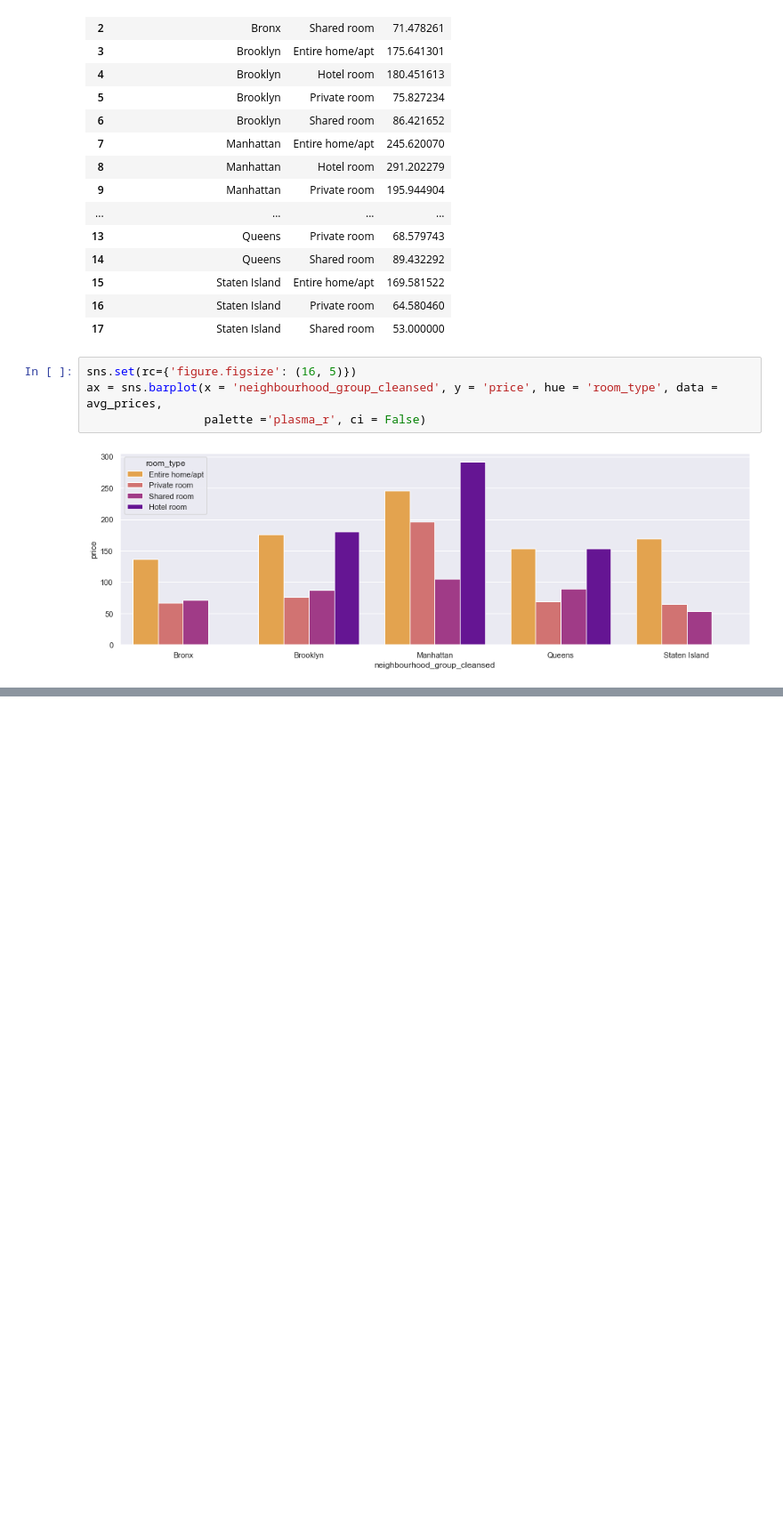
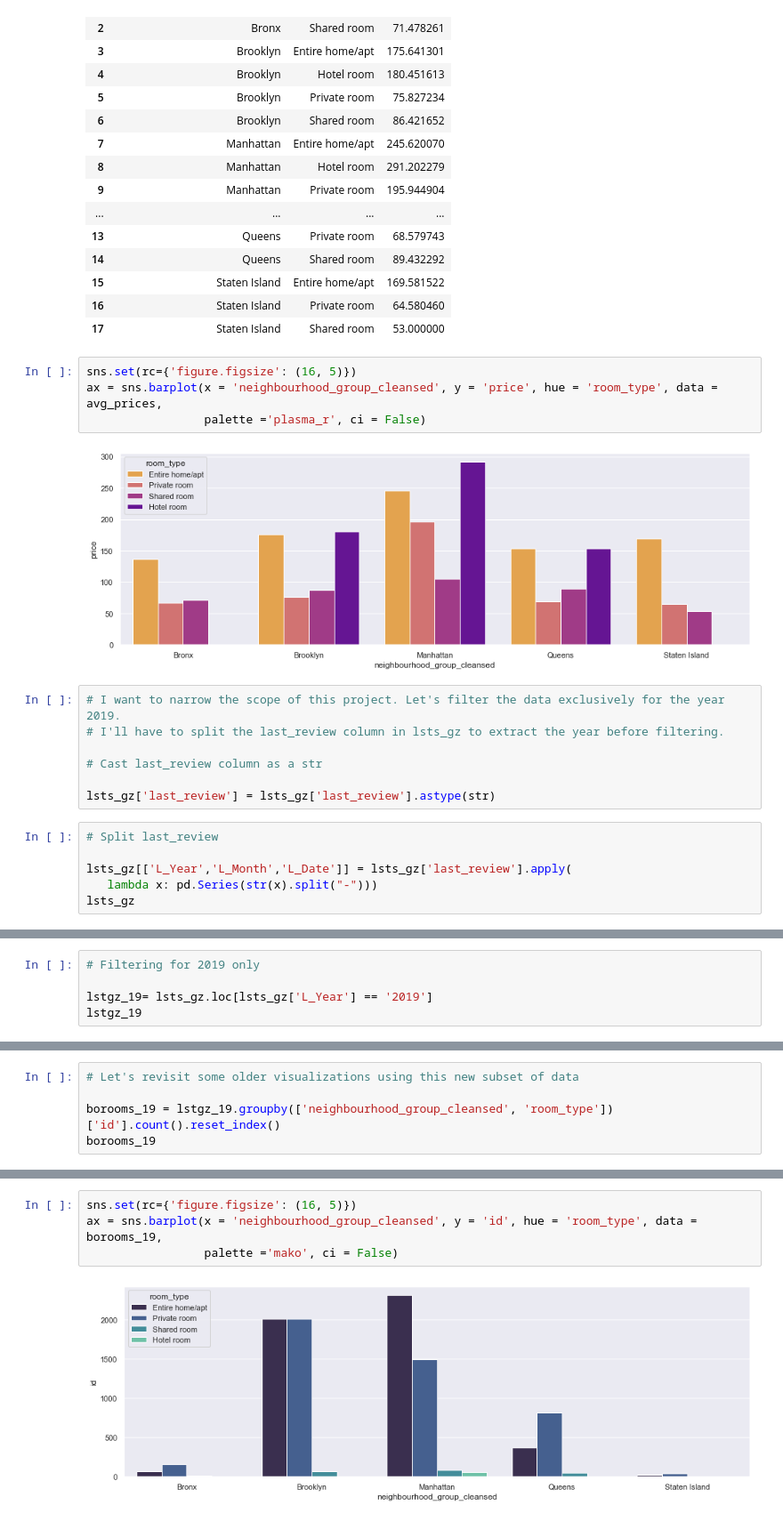
Before and after one commit to jon-ayala/JONATHANAYALA-CAPSTONE2, a Jupyter notebook: nyc-airbnb.ipynb, the cells around one changed output, grey strips where cells are left out. Shown at 89% size. Saved outputs shown, nothing was run; the diff lists cells and outputs as text; blank space fills up the shorter version.

Commit message:
Added newly created csvs, visualizations, and code

```diff
--- a/nyc-airbnb.ipynb
+++ b/nyc-airbnb.ipynb
@@ -442,3 +440,16 @@ ax = sns.barplot(x = 'neighbourhood_group_cleansed', y = 'price', hue = 'room_ty
                  palette ='plasma_r', ci = False)
 # %% [output]
 [figure]
+# %%
+# I want to narrow the scope of this project. Let's filter the data exclusively for the year 2019.
+# I'll have to split the last_review column in lsts_gz to extract the year before filtering.
+
+# Cast last_review column as a str
+
+lsts_gz['last_review'] = lsts_gz['last_review'].astype(str)
+# %%
+# Split last_review
+
+lsts_gz[['L_Year','L_Month','L_Date']] = lsts_gz['last_review'].apply(
+   lambda x: pd.Series(str(x).split("-")))
+lsts_gz
@@ -444,0 +470,5 @@ ax = sns.barplot(x = 'neighbourhood_group_cleansed', y = 'price', hue = 'room_ty
+# %%
+# Filtering for 2019 only
+
+lstgz_19= lsts_gz.loc[lsts_gz['L_Year'] == '2019']
+lstgz_19
@@ -444,0 +489,5 @@ ax = sns.barplot(x = 'neighbourhood_group_cleansed', y = 'price', hue = 'room_ty
+# %%
+# Let's revisit some older visualizations using this new subset of data
+
+borooms_19 = lstgz_19.groupby(['neighbourhood_group_cleansed', 'room_type'])['id'].count().reset_index()
+borooms_19
@@ -444,0 +513,6 @@ ax = sns.barplot(x = 'neighbourhood_group_cleansed', y = 'price', hue = 'room_ty
+# %%
+sns.set(rc={'figure.figsize': (16, 5)})
+ax = sns.barplot(x = 'neighbourhood_group_cleansed', y = 'id', hue = 'room_type', data = borooms_19,
+                 palette ='mako', ci = False)
+# %% [output]
+[figure, added]
```
Also changed, not shown: parts of 68 cells of this notebook, 4 other files.
